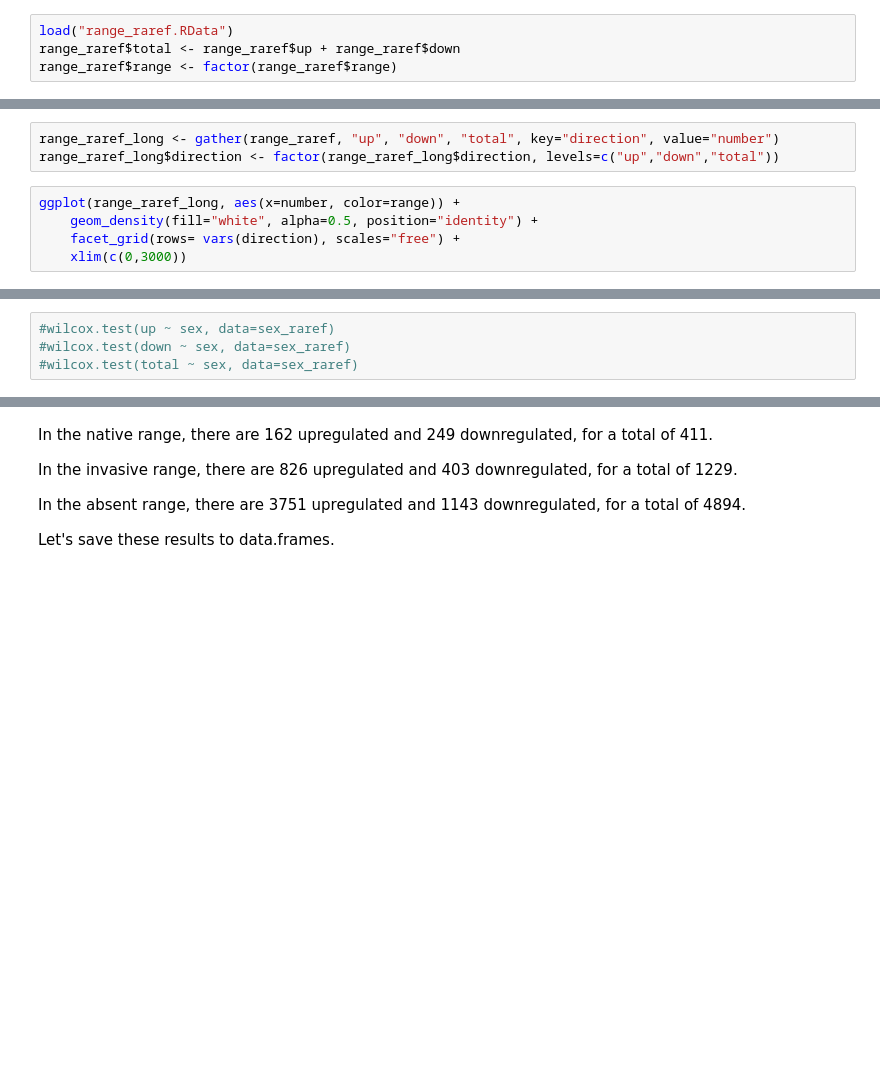
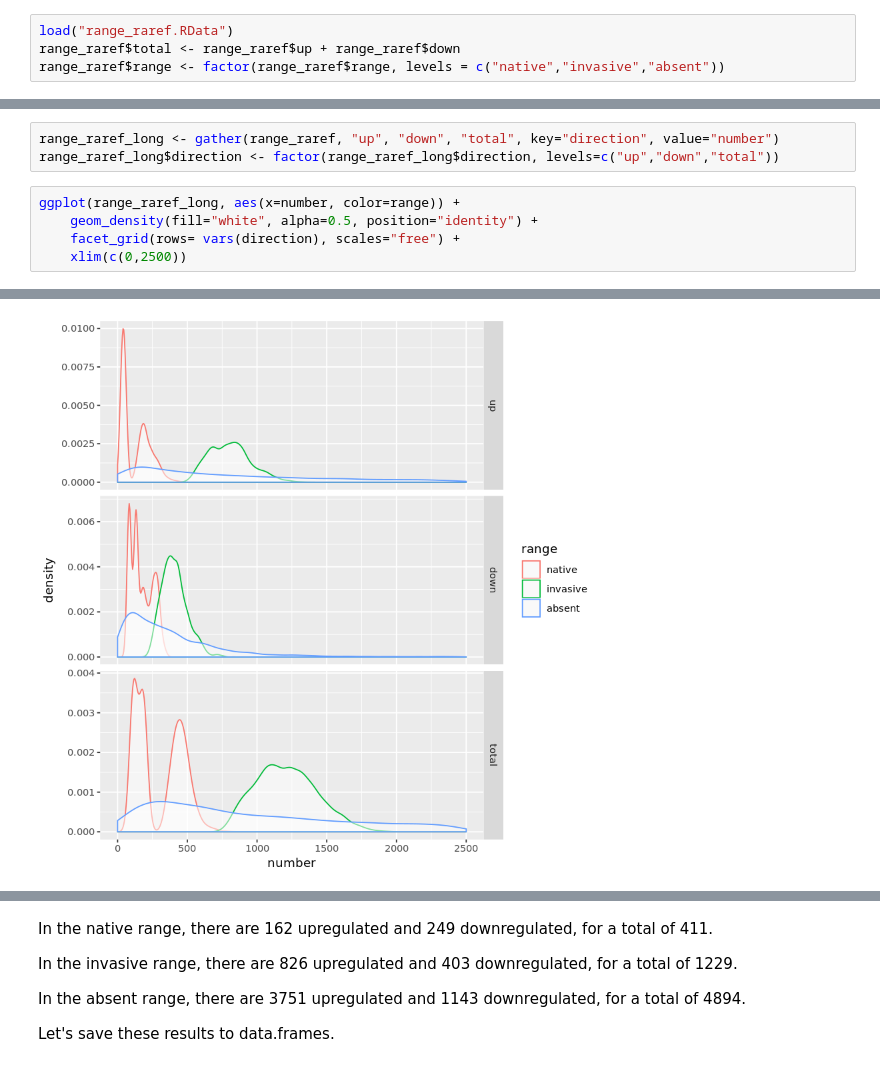
Before and after one commit to tepoltlab/RhithroLoxo_DE, a Jupyter notebook: juptyer_notebooks/DESeq2_RhithroLoxo.ipynb, the cells around one changed output, grey strips where cells are left out. Saved outputs shown, nothing was run; the diff lists cells and outputs as text; blank space fills up the shorter version.

```diff
--- a/juptyer_notebooks/DESeq2_RhithroLoxo.ipynb
+++ b/juptyer_notebooks/DESeq2_RhithroLoxo.ipynb
@@ -670,4 +1349,4 @@ Okay now we are going to do the same randomization procedure as we did for the b
 # %%
 load("range_raref.RData")
 range_raref$total <- range_raref$up + range_raref$down
-range_raref$range <- factor(range_raref$range)
+range_raref$range <- factor(range_raref$range, levels = c("native","invasive","absent"))
@@ -684,4 +1402,5 @@ range_raref_long$direction <- factor(range_raref_long$direction, levels=c("up","
 ggplot(range_raref_long, aes(x=number, color=range)) +
     geom_density(fill="white", alpha=0.5, position="identity") +
     facet_grid(rows= vars(direction), scales="free") +
-    xlim(c(0,3000))
+    xlim(c(0,2500))
+# %% [output]
@@ -688,4 +1409 @@ ggplot(range_raref_long, aes(x=number, color=range)) +
+[figure, added]
-# %%
-#wilcox.test(up ~ sex, data=sex_raref)
-#wilcox.test(down ~ sex, data=sex_raref)
-#wilcox.test(total ~ sex, data=sex_raref)
```
Also changed, not shown: parts of 112 cells of this notebook, 13 other files.
